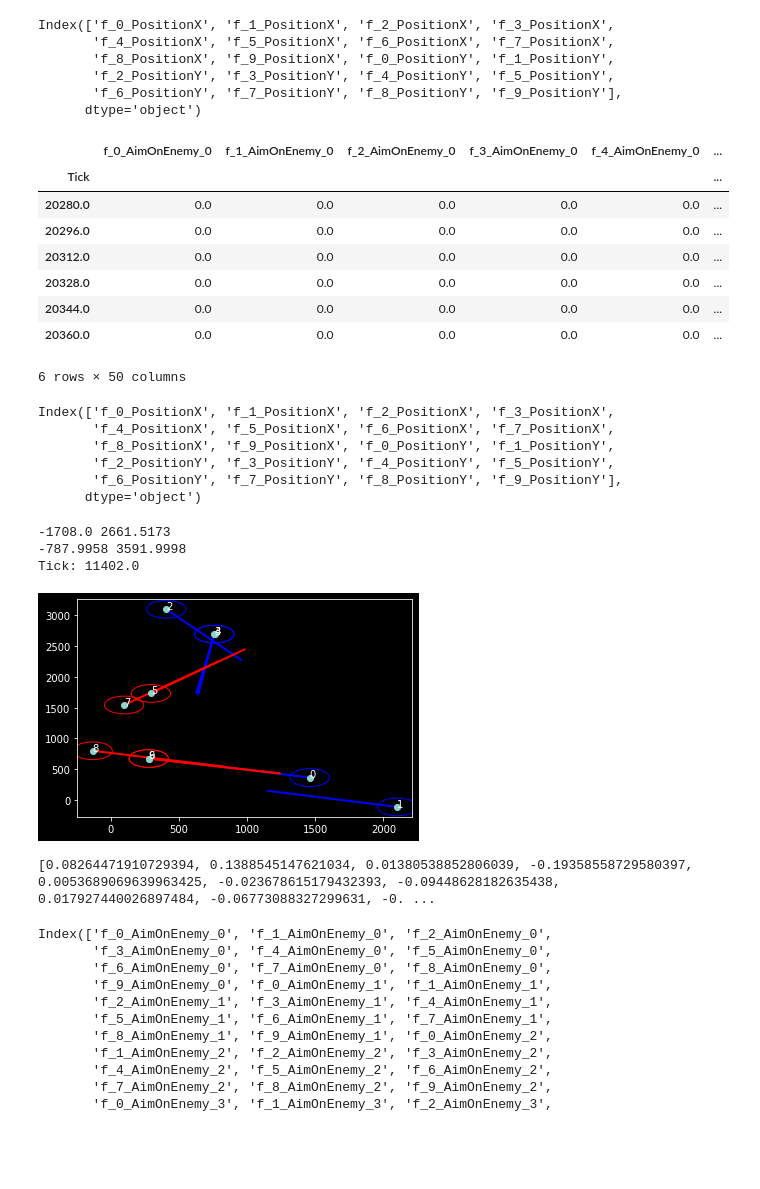
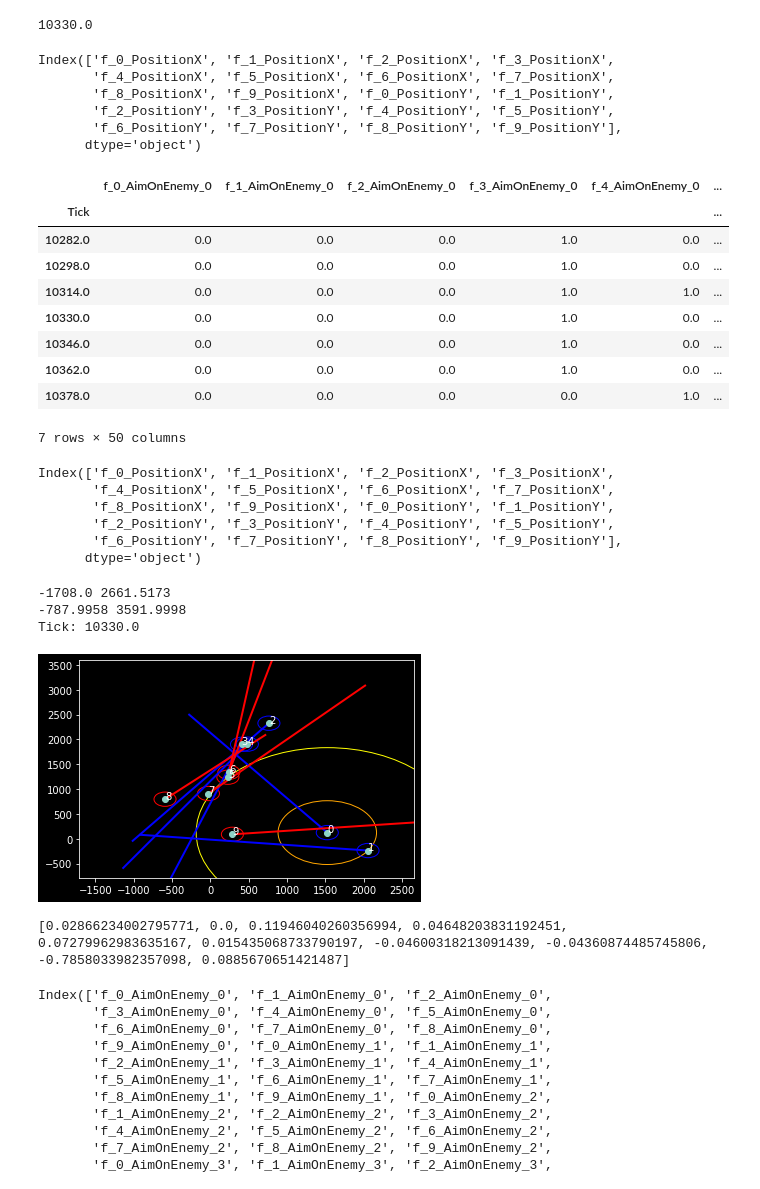
Before and after one commit to kroonhorstdino/csgo_encounter_prediction, a Jupyter notebook: testing/test_angle_prep.ipynb, the cells around one changed output. Cells and saved outputs as stored; diff of their text form; code cells hidden in the pictures; blank space fills up the shorter version.

Commit message:
Testing validity changed again. Added new plot

```diff
--- a/testing/test_angle_prep.ipynb
+++ b/testing/test_angle_prep.ipynb
@@ -14,7 +14,11 @@ sample = data_loader.load_h5_as_df(Path('../../csgo_dataset/processed_files/rene
 cs = data_loader.load_csv_as_df(Path('../../csgo_dataset/parsed_files/renegades-vs-g2-m1-inferno.csv'))
 only_pos_sample = sample[data_loader.get_feature_column_names('PositionX') + data_loader.get_feature_column_names('PositionY')]
 # %%
-tick = 20312.0
+tick = 10330.0
+
+print(tick)
+# %% [output]
+10330.0
 # %%
 #sample.loc[tick-100:tick+100,data_loader.get_feature_column_names('PositionX')[0]]
 # %%
@@ -32,28 +36,29 @@ Index(['f_0_PositionX', 'f_1_PositionX', 'f_2_PositionX', 'f_3_PositionX',
       dtype='object')
 |  | f_0_AimOnEnemy_0 | f_1_AimOnEnemy_0 | f_2_AimOnEnemy_0 | f_3_AimOnEnemy_0 | f_4_AimOnEnemy_0 | ... |
 | Tick |  |  |  |  |  | ... |
-| 20280.0 | 0.0 | 0.0 | 0.0 | 0.0 | 0.0 | ... |
-| 20296.0 | 0.0 | 0.0 | 0.0 | 0.0 | 0.0 | ... |
-| 20312.0 | 0.0 | 0.0 | 0.0 | 0.0 | 0.0 | ... |
-| 20328.0 | 0.0 | 0.0 | 0.0 | 0.0 | 0.0 | ... |
-| 20344.0 | 0.0 | 0.0 | 0.0 | 0.0 | 0.0 | ... |
-| 20360.0 | 0.0 | 0.0 | 0.0 | 0.0 | 0.0 | ... |
+| 10282.0 | 0.0 | 0.0 | 0.0 | 1.0 | 0.0 | ... |
+| 10298.0 | 0.0 | 0.0 | 0.0 | 1.0 | 0.0 | ... |
+| 10314.0 | 0.0 | 0.0 | 0.0 | 1.0 | 1.0 | ... |
+| 10330.0 | 0.0 | 0.0 | 0.0 | 1.0 | 0.0 | ... |
+| 10346.0 | 0.0 | 0.0 | 0.0 | 1.0 | 0.0 | ... |
+| 10362.0 | 0.0 | 0.0 | 0.0 | 1.0 | 0.0 | ... |
+| 10378.0 | 0.0 | 0.0 | 0.0 | 0.0 | 1.0 | ... |
-6 rows × 50 columns
+7 rows × 50 columns
 # %%
 print(only_pos_sample.columns)
 
 directions = preprocess.all_player_eyeAngles_to_direction_vec3(cs,tick)
 positions = preprocess.all_player_position_to_vec3(cs,tick)
 
-#raw_positions_x = sample.loc[tick, data_loader.get_feature_column_names('PositionX')].to_numpy()
-#raw_positions_y = sample.loc[tick, data_loader.get_feature_column_names('PositionY')].to_numpy()
+raw_positions_x = sample.loc[tick, data_loader.get_feature_column_names('PositionX')].to_numpy()
+raw_positions_y = sample.loc[tick, data_loader.get_feature_column_names('PositionY')].to_numpy()
 
 positions_x = [a.components()[0] for a in positions]
 positions_y = [a.components()[1] for a in positions]
 positions_z = [a.components()[2] for a in positions]
 
-end_positions_x = [a.__add__(b.__mul__(1000)).components()[0] for a,b in zip(positions,directions)]
-end_positions_y = [a.__add__(b.__mul__(1000)).components()[1] for a,b in zip(positions,directions)]
+end_positions_x = [a.__add__(b.__mul__(3000)).components()[0] for a,b in zip(positions,directions)]
+end_positions_y = [a.__add__(b.__mul__(3000)).components()[1] for a,b in zip(positions,directions)]
 end_positions_z = [a.__add__(b.__mul__(100)).components()[2] for a,b in zip(positions,directions)]
 
 #print("POSX:", positions_x, len(positions_x))
@@ -75,41 +80,52 @@ x,y = positions_x, positions_y
 #x,y = raw_positions_x, raw_positions_y
 plt.plot(x, y, "o")
 ax = plt.gca()
 
 x_min, x_max = np.amin(only_pos_sample[data_loader.get_feature_column_names('PositionX')].min()), np.amax(only_pos_sample[data_loader.get_feature_column_names('PositionX')].max())
 y_min, y_max = np.amin(only_pos_sample[data_loader.get_feature_column_names('PositionY')].min()), np.amax(only_pos_sample[data_loader.get_feature_column_names('PositionY')].max())
 
 print(x_min,x_max)
 print(y_min,y_max)
 print("Tick: " + str(tick))
 
-#plt.xlim(-500,500)
-#plt.ylim(-500,500)
+dst_player = 0
+
+plt.xlim(x_min,x_max)
+plt.ylim(y_min,y_max)
 lines = []
 for i, (pos_x, pos_y, end_pos_x, end_pos_y) in enumerate(zip(positions_x,positions_y,end_positions_x,end_positions_y)):
     lines.append([(pos_x, pos_y), (end_pos_x, end_pos_y)])
     # plot circles using the RGBA colors
     col = 'red' if i > 4 else 'blue'
+
+    if i == dst_player:
+        circle_distance = plt.Circle((pos_x,pos_y), cs.loc[tick,data_loader.get_feature_column_names('DistanceToEnemy_0')[dst_player]],color='yellow',fill=False)
+        circle_distance_ally = plt.Circle((pos_x,pos_y), cs.loc[tick,data_loader.get_feature_column_names('DistanceToAlly_1')[dst_player]],color='orange',fill=False)
+        ax.add_artist(circle_distance)
+        ax.add_artist(circle_distance_ally)
+
     circle = plt.Circle((pos_x, pos_y), 144, color=col, fill=False)
     ax.add_artist(circle)
     ax.text(pos_x, pos_y, i)
+
+
 
 lc = LineCollection(lines[:5], color=["blue"], lw=2)
 lc2 = LineCollection(lines[5:], color=["red"], lw=2)
 
 plt.gca().add_collection(lc)
 plt.gca().add_collection(lc2)
 
 plt.show()
 # %% [output]
 -1708.0 2661.5173
 -787.9958 3591.9998
-Tick: 11402.0
+Tick: 10330.0
-[figure, old version]
+[figure, new version]
 # %%
 print(list(map(lambda v: v.components()[2], directions)))
 # %% [output]
-[0.08264471910729394, 0.1388545147621034, 0.01380538852806039, -0.19358558729580397, 0.0053689069639963425, -0.023678615179432393, -0.09448628182635438, 0.017927440026897484, -0.06773088327299631, -0. ...
+[0.02866234002795771, 0.0, 0.11946040260356994, 0.04648203831192451, 0.07279962983635167, 0.015435068733790197, -0.04600318213091439, -0.04360874485745806, -0.7858033982357098, 0.0885670651421487]
 # %%
 chunk = data_loader.load_h5_as_df("/home/hueter/csgo_dataset/training_data/inferno/data_chunk_0_0.h5", False)
 # %%
```
Also changed, not shown: parts of 1 cell of this notebook, 4 other files.
